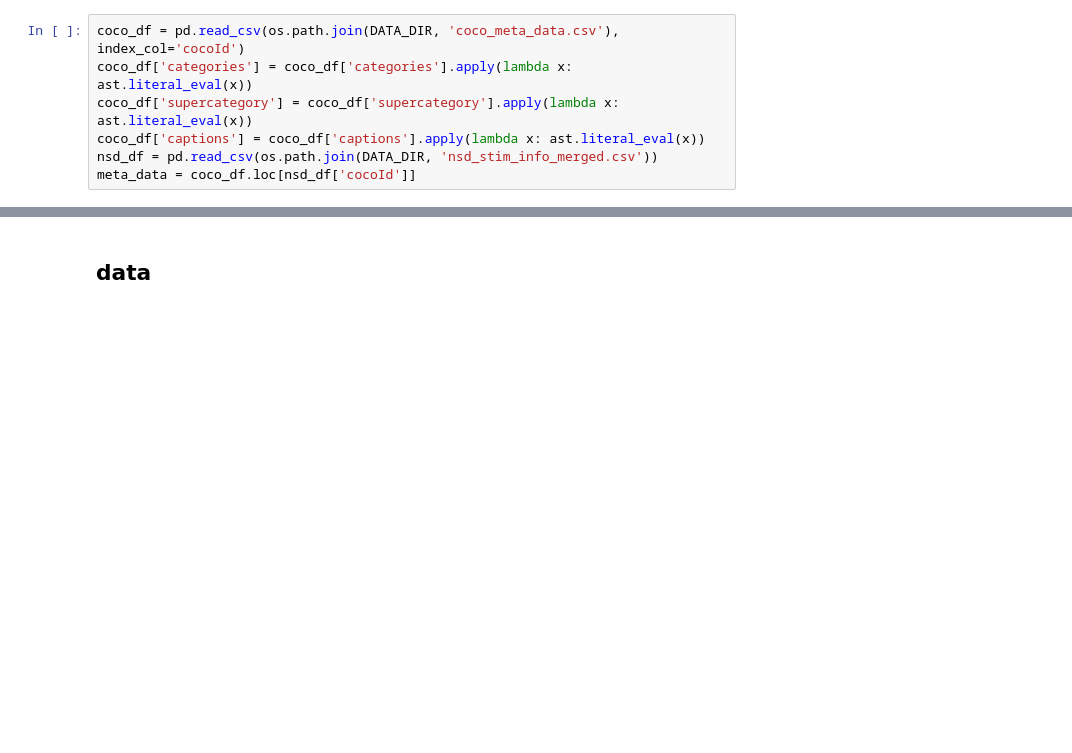
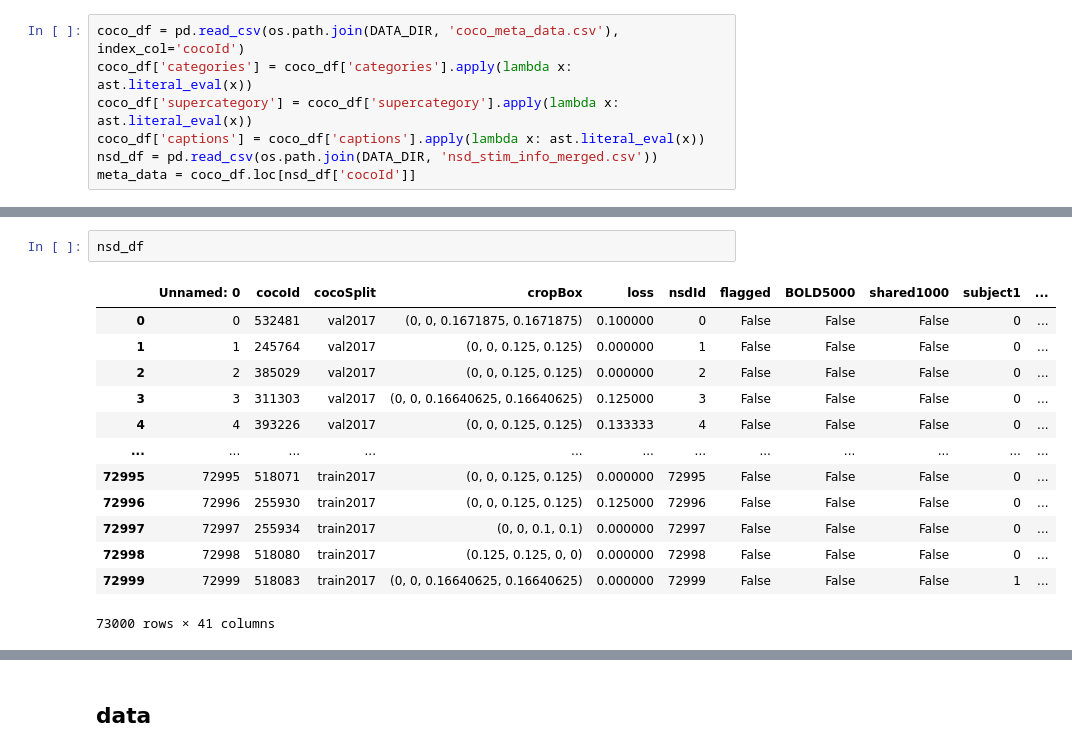
Before and after one commit to syrkis/neuroscope, a Jupyter notebook: notebook.ipynb, the cells around one changed output, grey strips where cells are left out. Saved outputs shown, nothing was run; the diff lists cells and outputs as text; blank space fills up the shorter version.

```diff
--- a/notebook.ipynb
+++ b/notebook.ipynb
@@ -73,3 +85,19 @@ meta_data = coco_df.loc[nsd_df['cocoId']]
+# %%
+nsd_df
+# %% [output]
+|  | Unnamed: 0 | cocoId | cocoSplit | cropBox | loss | nsdId | flagged | BOLD5000 | shared1000 | subject1 | ... |
+| 0 | 0 | 532481 | val2017 | (0, 0, 0.1671875, 0.1671875) | 0.100000 | 0 | False | False | False | 0 | ... |
+| 1 | 1 | 245764 | val2017 | (0, 0, 0.125, 0.125) | 0.000000 | 1 | False | False | False | 0 | ... |
+| 2 | 2 | 385029 | val2017 | (0, 0, 0.125, 0.125) | 0.000000 | 2 | False | False | False | 0 | ... |
+| 3 | 3 | 311303 | val2017 | (0, 0, 0.16640625, 0.16640625) | 0.125000 | 3 | False | False | False | 0 | ... |
+| 4 | 4 | 393226 | val2017 | (0, 0, 0.125, 0.125) | 0.133333 | 4 | False | False | False | 0 | ... |
+| ... | ... | ... | ... | ... | ... | ... | ... | ... | ... | ... | ... |
+| 72995 | 72995 | 518071 | train2017 | (0, 0, 0.125, 0.125) | 0.000000 | 72995 | False | False | False | 0 | ... |
+| 72996 | 72996 | 255930 | train2017 | (0, 0, 0.125, 0.125) | 0.125000 | 72996 | False | False | False | 0 | ... |
+| 72997 | 72997 | 255934 | train2017 | (0, 0, 0.1, 0.1) | 0.000000 | 72997 | False | False | False | 0 | ... |
+| 72998 | 72998 | 518080 | train2017 | (0.125, 0.125, 0, 0) | 0.000000 | 72998 | False | False | False | 0 | ... |
+| 72999 | 72999 | 518083 | train2017 | (0, 0, 0.16640625, 0.16640625) | 0.000000 | 72999 | False | False | False | 1 | ... |
+73000 rows × 41 columns
 # %%
 coco = COCO(VAL_CAT_FILE)
 cats = coco.loadCats(coco.getCatIds())
```
Also changed, not shown: parts of 25 cells of this notebook.
